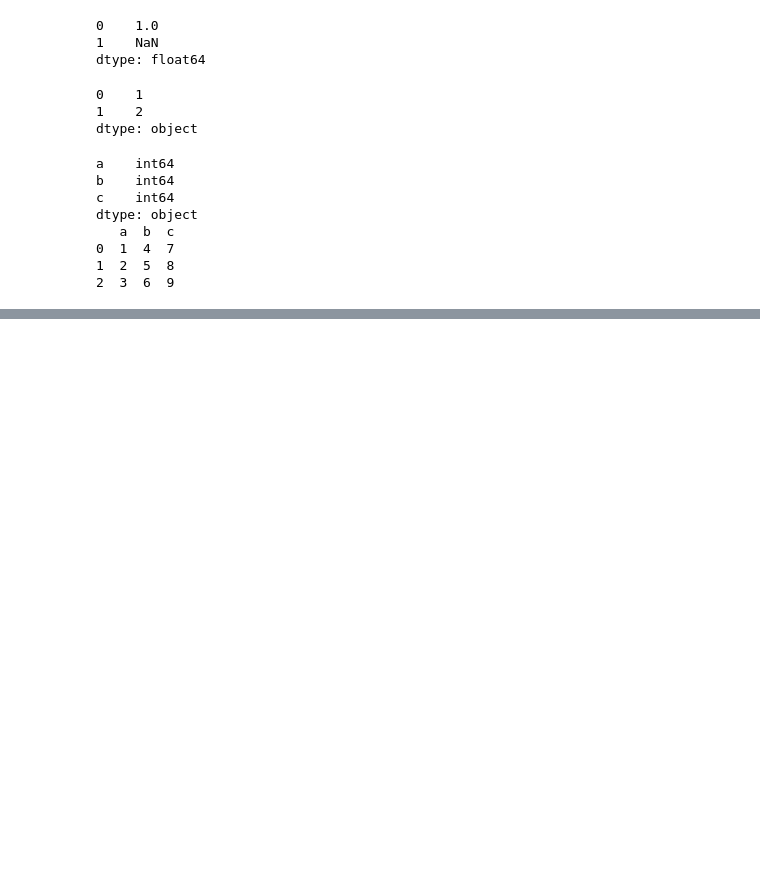
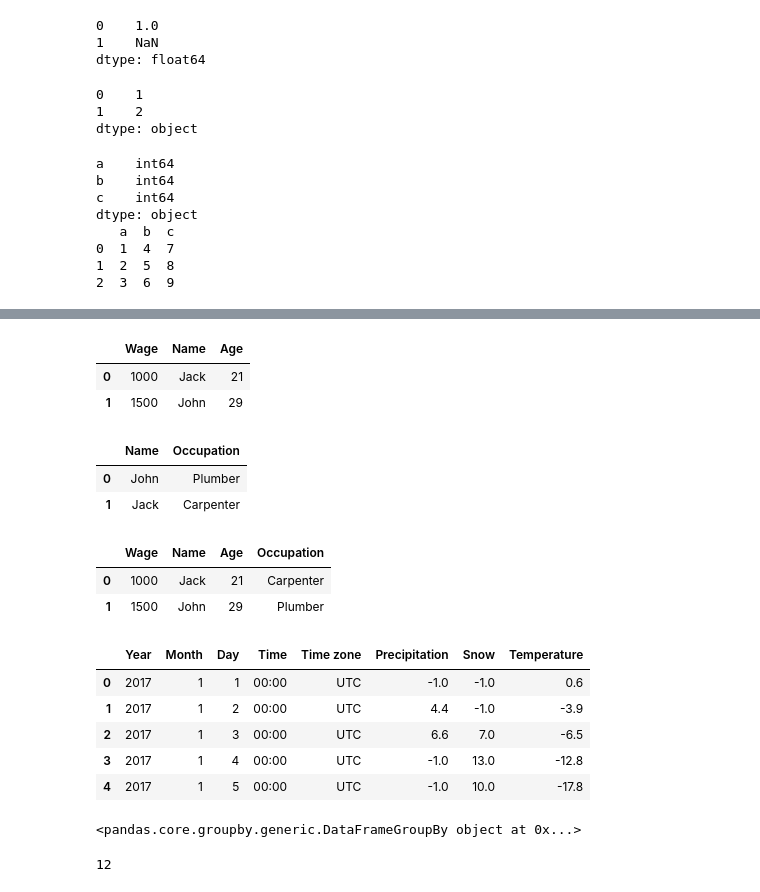
Before and after one commit to tauimonen/Data-science, a Jupyter notebook: advanced_numpy.ipynb, the cells around one changed output, grey strips where cells are left out. Cells and saved outputs as stored; diff of their text form; code cells hidden in the pictures; blank space fills up the shorter version.

```diff
--- a/advanced_numpy.ipynb
+++ b/advanced_numpy.ipynb
@@ -1621,0 +1786,20 @@ dtype: object
+# %%
+df = pd.DataFrame([[1000, "Jack", 21], [1500, "John", 29]], columns=["Wage", "Name", "Age"])
+df
+# %% [output]
+|  | Wage | Name | Age |
+| 0 | 1000 | Jack | 21 |
+| 1 | 1500 | John | 29 |
+# %%
+df2 = pd.DataFrame({"Name" : ["John", "Jack"], "Occupation": ["Plumber", "Carpenter"]})
+df2
+# %% [output]
+|  | Name | Occupation |
+| 0 | John | Plumber |
+| 1 | Jack | Carpenter |
+# %%
+pd.merge(df, df2)
+# %% [output]
+|  | Wage | Name | Age | Occupation |
+| 0 | 1000 | Jack | 21 | Carpenter |
+| 1 | 1500 | John | 29 | Plumber |
@@ -1621,0 +1808,20 @@ dtype: object
+# %%
+wh3 = wh.rename(columns={"m": "Month", "d": "Day", "Precipitation amount (mm)" : "Precipitation",
+                         "Snow depth (cm)" : "Snow", "Air temperature (degC)" : "Temperature"})
+wh3.head()
+# %% [output]
+|  | Year | Month | Day | Time | Time zone | Precipitation | Snow | Temperature |
+| 0 | 2017 | 1 | 1 | 00:00 | UTC | -1.0 | -1.0 | 0.6 |
+| 1 | 2017 | 1 | 2 | 00:00 | UTC | 4.4 | -1.0 | -3.9 |
+| 2 | 2017 | 1 | 3 | 00:00 | UTC | 6.6 | 7.0 | -6.5 |
+| 3 | 2017 | 1 | 4 | 00:00 | UTC | -1.0 | 13.0 | -12.8 |
+| 4 | 2017 | 1 | 5 | 00:00 | UTC | -1.0 | 10.0 | -17.8 |
+# %%
+groups = wh3.groupby("Month")
+groups
+# %% [output]
+<pandas.core.groupby.generic.DataFrameGroupBy object at 0x...>
+# %%
+len(groups)
+# %% [output]
+12
```
Also changed, not shown: parts of 30 cells of this notebook.
